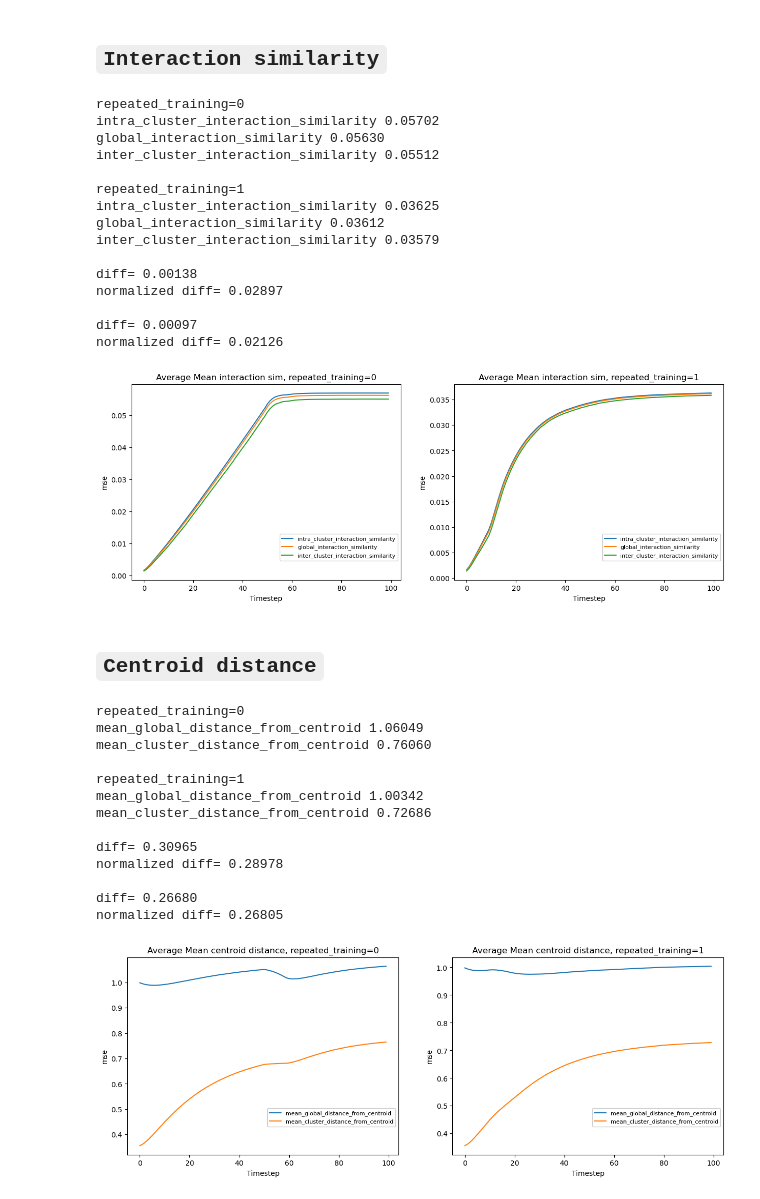
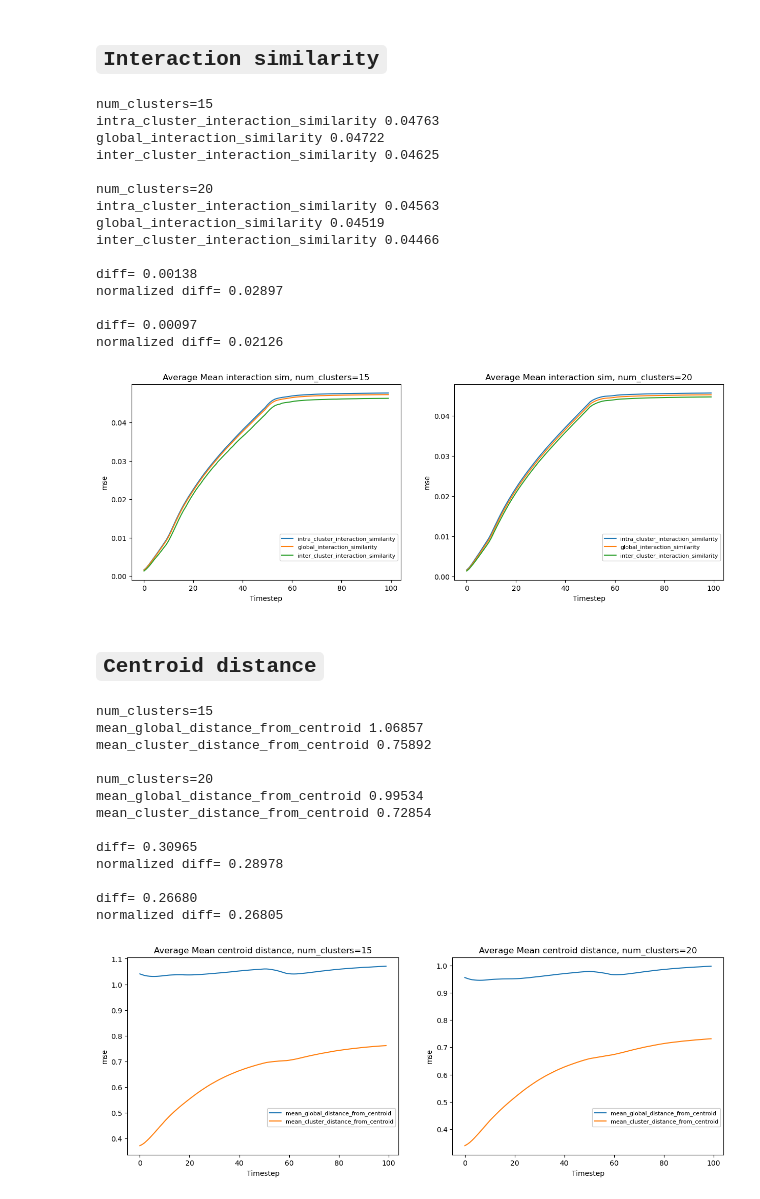
Before and after one commit to madisonthantu/T-RECS-RS-research, a Jupyter notebook: prelim_experiments/prelim_exp.ipynb, the cells around one changed output. Cells and saved outputs as stored; diff of their text form; code cells hidden in the pictures.

```diff
--- a/prelim_experiments/prelim_exp.ipynb
+++ b/prelim_experiments/prelim_exp.ipynb
@@ -94,2 +131,16 @@ axs[2].legend(facecolor='white', framealpha=1, loc='best', bbox_to_anchor=(1, 0.
+# %%
+# Which hyper-param to graph by
+# graph_by_hyper_param = "repeated_training"
+# graph_by_hyper_param = "drift"
+# graph_by_hyper_param = "attention_exp"
+# graph_by_hyper_param = "num_attrs"
+graph_by_hyper_param = "num_clusters"
+
+# metric_key = "mse"
+# metric_key = "interaction_spread"
+# metric_key = "recall"
+metric_key = "rmse"
+
+variables = (graph_by_hyper_param, metric_key)
 # %%
 hyper_param_values = list(model_keys_grouped_by[graph_by_hyper_param])
@@ -201,47 +217,35 @@ mean_inter_cluster_cosine_sim 0.80838
 # %%
 title = "Mean interaction sim"
 metric_keys = ["intra_cluster_interaction_similarity", "global_interaction_similarity", "inter_cluster_interaction_similarity"]
 
 hyper_param_values = list(model_keys_grouped_by[graph_by_hyper_param])
 
 num_plots = len(hyper_param_values)
 fig, axs = plt.subplots(1, num_plots, figsize=(15, 5))
 
 for i, param_val in enumerate(hyper_param_values):
     print(f"\n{graph_by_hyper_param}={param_val}")
     graph_averaged_metric_by_axis(axs[i], results, metric_keys[0], model_keys_grouped_by[graph_by_hyper_param][param_val], id_to_readable, mult_sd=0, legend=1)
     graph_averaged_metric_by_axis(axs[i], results, metric_keys[1], model_keys_grouped_by[graph_by_hyper_param][param_val], id_to_readable, mult_sd=0, legend=1)
     graph_averaged_metric_by_axis(axs[i], results, metric_keys[2], model_keys_grouped_by[graph_by_hyper_param][param_val], id_to_readable, mult_sd=0, legend=1)
     axs[i].set_ylabel(y_labels[metric_key])
     axs[i].set_xlabel("Timestep")
     axs[i].set_title(f"Average {title}, {graph_by_hyper_param}={param_val}")
     axs[i].legend(facecolor='white', framealpha=1, loc='upper right', bbox_to_anchor=(1, 0.25), fontsize="8",)
-
-print()
-a1 = 0.04763
-a2 = 0.04625
-print("diff=", "{0:.5f}".format(a1-a2))
-print("normalized diff=", "{0:.5f}".format((a1-a2)/a1))
-
-print()
-b1 = 0.04563
-b2 = 0.04466
-print("diff=", "{0:.5f}".format(b1-b2))
-print("normalized diff=", "{0:.5f}".format((b1-b2)/b1))
 # %% [output]
-repeated_training=0
-intra_cluster_interaction_similarity 0.05702
-global_interaction_similarity 0.05630
-inter_cluster_interaction_similarity 0.05512
+num_clusters=15
+intra_cluster_interaction_similarity 0.04763
+global_interaction_similarity 0.04722
+inter_cluster_interaction_similarity 0.04625
 
-repeated_training=1
-intra_cluster_interaction_similarity 0.03625
-global_interaction_similarity 0.03612
-inter_cluster_interaction_similarity 0.03579
+num_clusters=20
+intra_cluster_interaction_similarity 0.04563
+global_interaction_similarity 0.04519
+inter_cluster_interaction_similarity 0.04466
 
 diff= 0.00138
 normalized diff= 0.02897
 
 diff= 0.00097
 normalized diff= 0.02126
-[figure, old version]
+[figure, new version]
@@ -299,30 +268,18 @@ for i, param_val in enumerate(hyper_param_values):
     axs[i].set_xlabel("Timestep")
     axs[i].set_title(f"Average {title}, {graph_by_hyper_param}={param_val}")
     axs[i].legend(facecolor='white', framealpha=1, loc='upper right', bbox_to_anchor=(1, 0.25), fontsize="8",)
-
-print()
-a1 = 1.06857
-a2 = 0.75892
-print("diff=", "{0:.5f}".format(a1-a2))
-print("normalized diff=", "{0:.5f}".format((a1-a2)/a1))
-
-print()
-b1 = 0.99534
-b2 = 0.72854
-print("diff=", "{0:.5f}".format(b1-b2))
-print("normalized diff=", "{0:.5f}".format((b1-b2)/b1))
 # %% [output]
-repeated_training=0
-mean_global_distance_from_centroid 1.06049
-mean_cluster_distance_from_centroid 0.76060
+num_clusters=15
+mean_global_distance_from_centroid 1.06857
+mean_cluster_distance_from_centroid 0.75892
 
-repeated_training=1
-mean_global_distance_from_centroid 1.00342
-mean_cluster_distance_from_centroid 0.72686
+num_clusters=20
+mean_global_distance_from_centroid 0.99534
+mean_cluster_distance_from_centroid 0.72854
 
 diff= 0.30965
 normalized diff= 0.28978
 
 diff= 0.26680
 normalized diff= 0.26805
-[figure, old version]
+[figure, new version]
```
Also changed, not shown: parts of 23 cells of this notebook, 34 other files.
